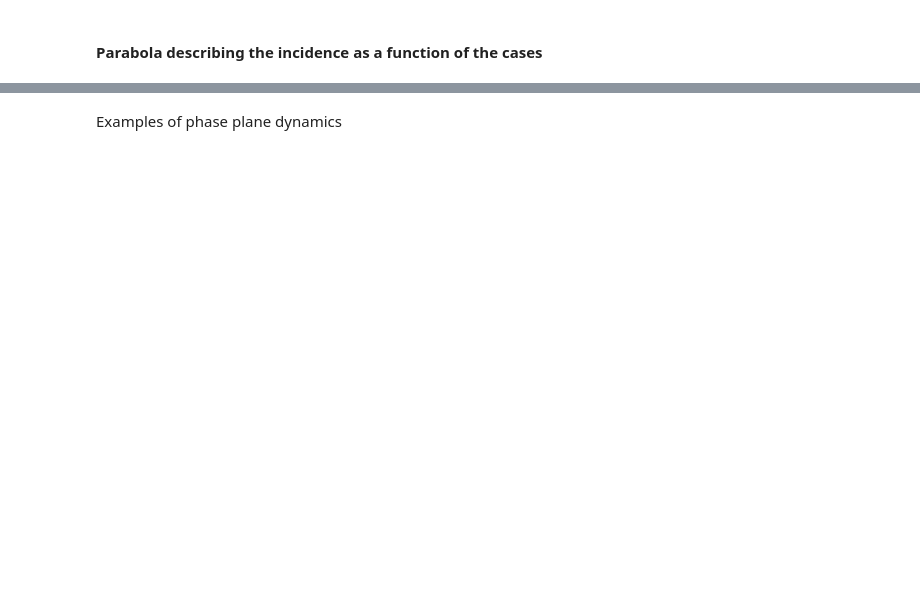
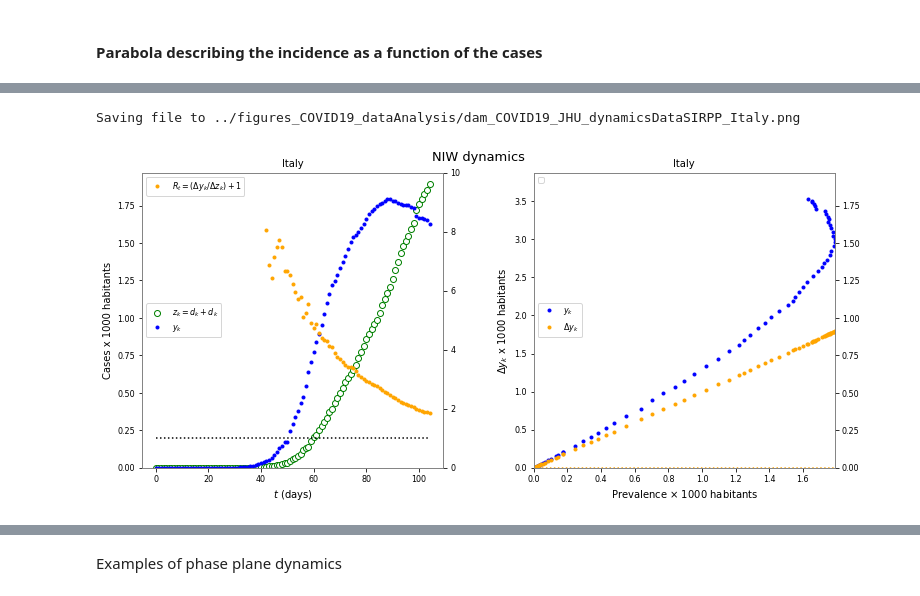
Before and after one commit to scab-unam/dam_COVID-19, a Jupyter notebook: dam_COVID19_code/dam_COVID19_IR-PhasePlanes_globalData.ipynb, the cells around one changed output, grey strips where cells are left out. Drawn from its saved outputs; the diff is of its cells as text; code cells hidden in the pictures; blank space fills up the shorter version.

```diff
--- a/dam_COVID19_code/dam_COVID19_IR-PhasePlanes_globalData.ipynb
+++ b/dam_COVID19_code/dam_COVID19_IR-PhasePlanes_globalData.ipynb
@@ -184,0 +476,18 @@ def dataSIR_Country(country,a=80,b=0.0002):
+# %%
+strCou='Italy'
+CC= getSingleCountryData(G, popSize= Pops_Millions, cou=strCou)
+CC= dataSIR_Country(CC,a=2, b= 0.001)
+ff =gr.figure(figsize=(11,5)); gr.ioff(); rows=1;cols=2
+ax1=ff.add_subplot(rows,cols,1)
+ax2=ff.add_subplot(rows,cols,2)
+tax1=dataSIRTimeSeries(CC,ax1,densFact = 10**3)
+tax2=dataSIRPP(CC,ax2,densFact = 10**3)
+gr.ion();gr.draw()
+fN= '../figures_COVID19_dataAnalysis/dam_COVID19_JHU_dynamicsDataSIRPP_%s.png'%strCou
+ff.suptitle('NIW dynamics')
+ff.subplots_adjust(left=0.075,bottom=0.1,right=0.95,top=0.92,wspace=0.3,hspace=0.25)
+ff.savefig(fN)
+print('Saving file to %s'%fN)
+# %% [output]
+Saving file to ../figures_COVID19_dataAnalysis/dam_COVID19_JHU_dynamicsDataSIRPP_Italy.png
+[figure, added]
```
Also changed, not shown: parts of 30 cells of this notebook, 28 other files.
